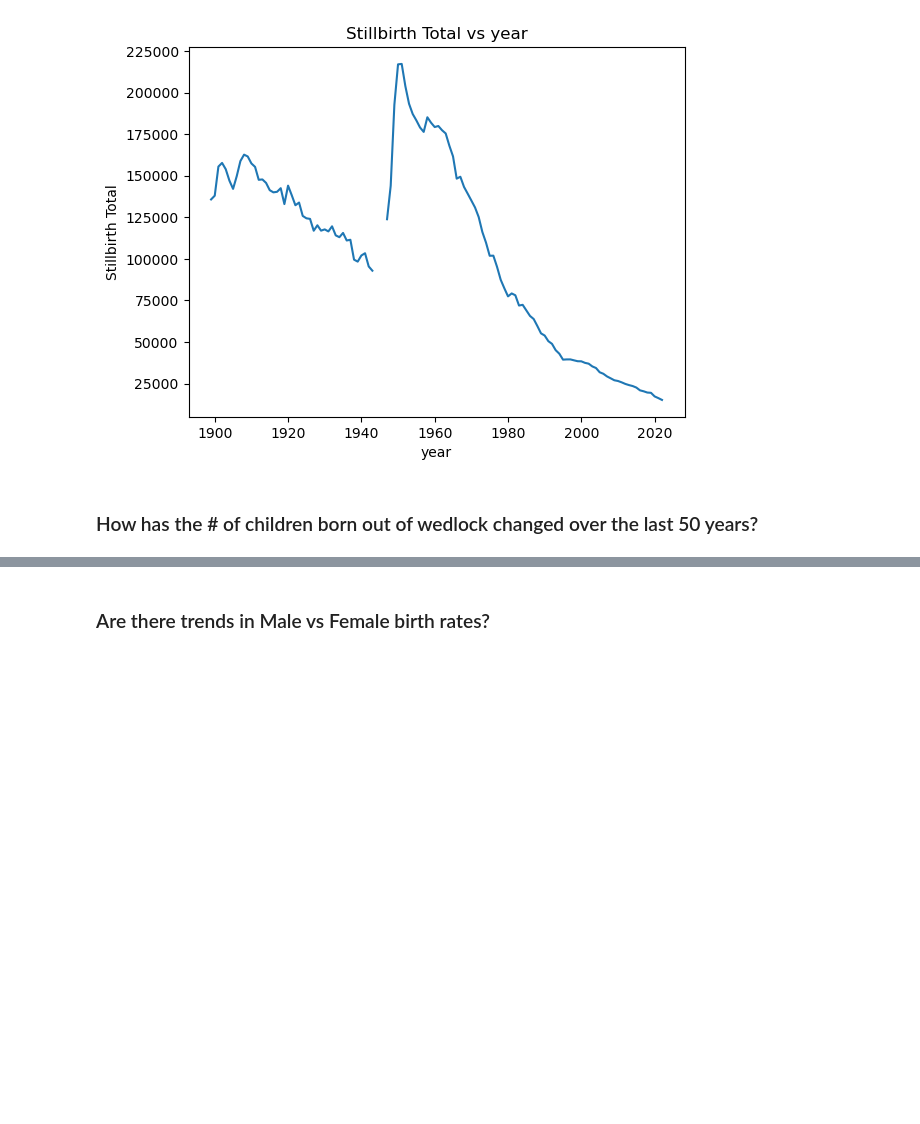
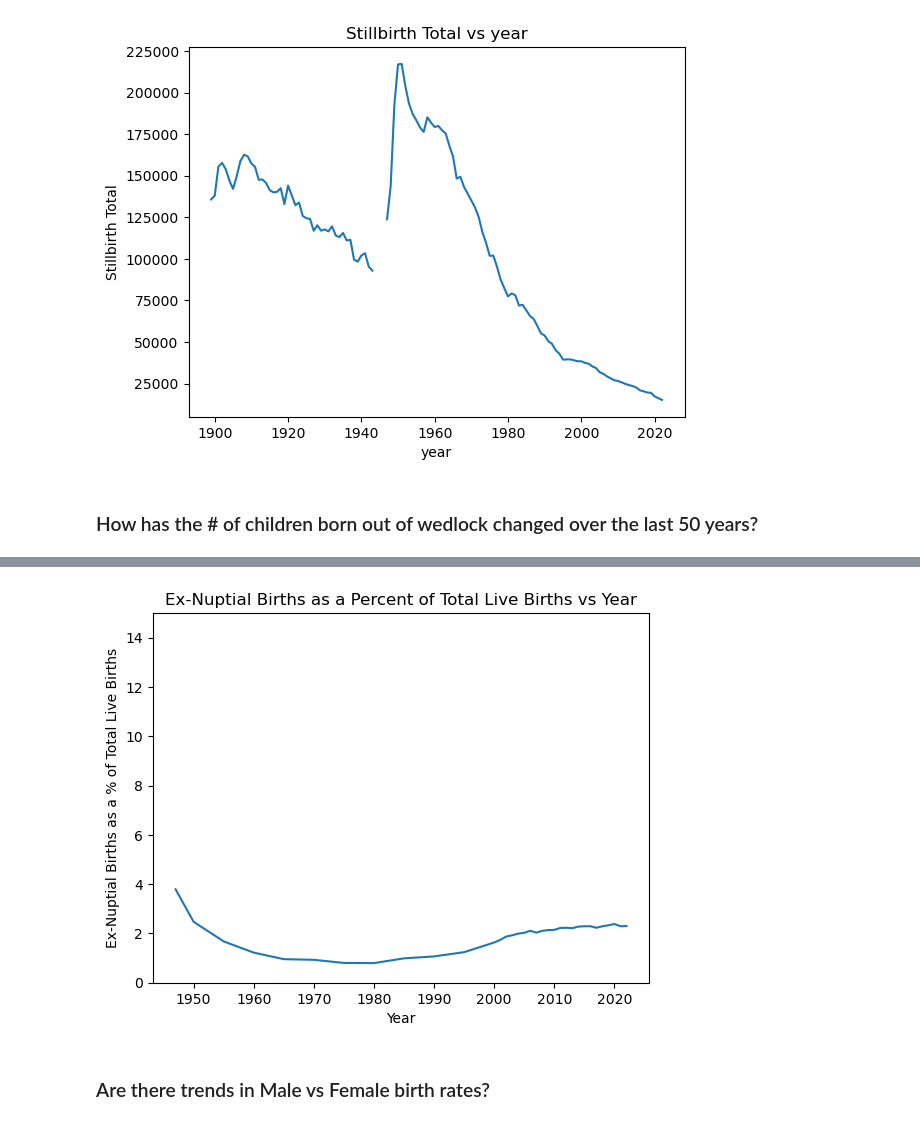
Before and after one commit to schr0841/project-1-group-7, a Jupyter notebook: project1group7.ipynb, the cells around one changed output, grey strips where cells are left out. Cells and saved outputs as stored; diff of their text form; code cells hidden in the pictures; blank space fills up the shorter version.

```diff
--- a/project1group7.ipynb
+++ b/project1group7.ipynb
@@ -85,3 +198,19 @@ Here, it seems like we only have data for the past 20 years or so.
+# %%
+#Plot ex_nuptial births as a percent of total live births by year
+
+#x=selected_columns_copy['year']
+#y=selected_columns_copy['ex_nuptial']
+
+fig, ax=plt.subplots()
+ax.plot(selected_columns_copy['year'], selected_columns_copy['ex_nuptial'], label="% of Total Live Births That Were Ex-Nuptial")
+plt.xlabel("Year")
+plt.ylabel('Ex-Nuptial Births as a % of Total Live Births')
+plt.ylim(0, 15)
+plt.title("Ex-Nuptial Births as a Percent of Total Live Births vs Year")
+
+plt.show()
+# %% [output]
+[figure, added]
 # %% [markdown]
 ### Are there trends in Male vs Female birth rates?
 # %%
```
Also changed, not shown: parts of 7 cells of this notebook.
